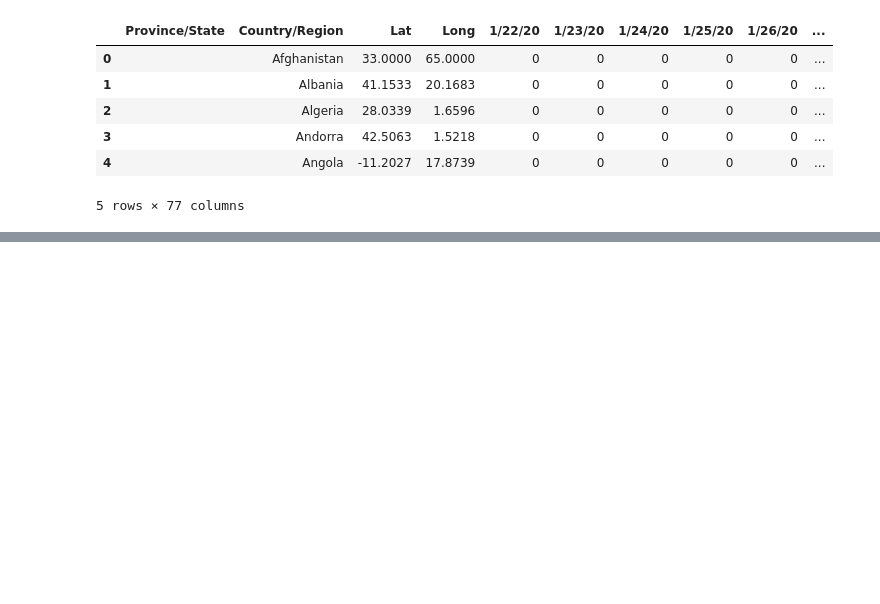
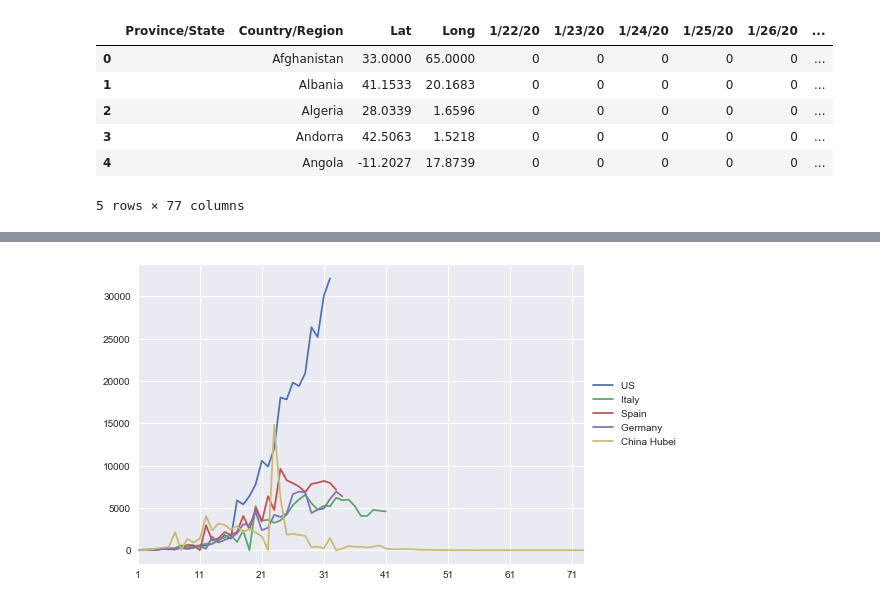
Before and after one commit to MiRoDS/DataScience_Project4, a Jupyter notebook: CapstoneProject.ipynb, the cells around one changed output, grey strips where cells are left out. Saved outputs shown, nothing was run; the diff lists cells and outputs as text; code cells hidden in the pictures; blank space fills up the shorter version.

```diff
--- a/CapstoneProject.ipynb
+++ b/CapstoneProject.ipynb
@@ -162,0 +201,34 @@ lineplot(df_growth)
+# %%
+def derivative(df):
+    '''
+    INPUT:
+    df - pandas dataframe with timeseries
+
+    OUTPUT:
+    df - pandas dataframe which represents a derivative of the input array
+
+    Description:
+    In the derivative for a timeseries, datapoint x is the differences of point x and x-1 from the input array.
+    '''
+
+    df_output=df.copy()
+
+    # Sort according to the number of infections
+    # Iterate over all rows in df and fill the user item data frame
+    for index, row in df.iterrows():
+
+        # Iterate over all columns
+        increase=0
+        last_col_name=0
+        for col_name, col_data in df.iteritems():
+            if col_name!='Infections':
+                if last_col_name != 0:
+                    df_output.at[index, col_name]=df.at[index, col_name]-df.at[index, last_col_name]
+                    last_col_name=col_name
+                else:
+                    df_output.at[index, col_name]=0
+                    last_col_name=col_name
+
+    return df_output
+# %%
+df_derivative=derivative(df_growth_sorted)
@@ -162,0 +247,4 @@ lineplot(df_growth)
+# %%
+lineplot(df_derivative, 5)
+# %% [output]
+[figure, added]
```
Also changed, not shown: parts of 13 cells of this notebook.
